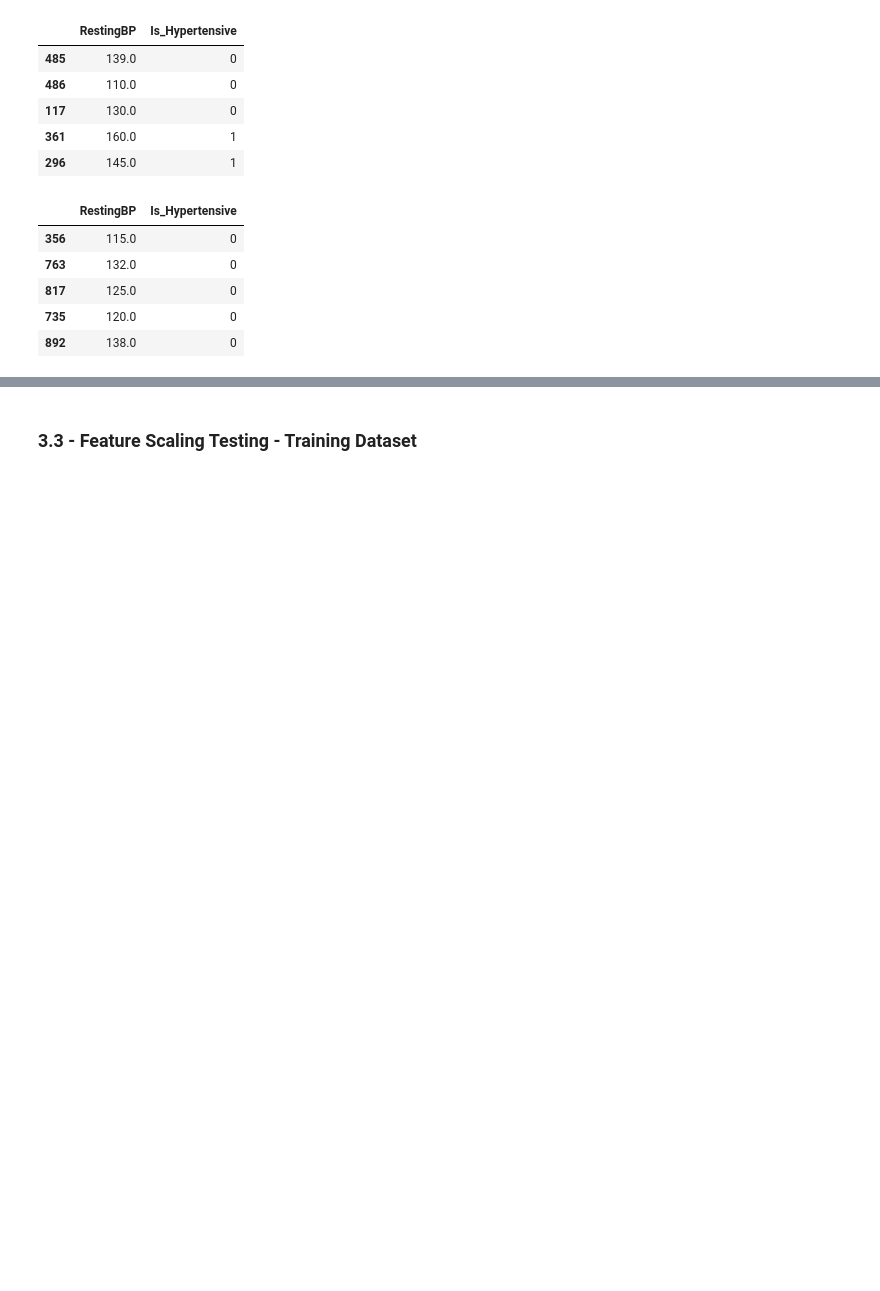
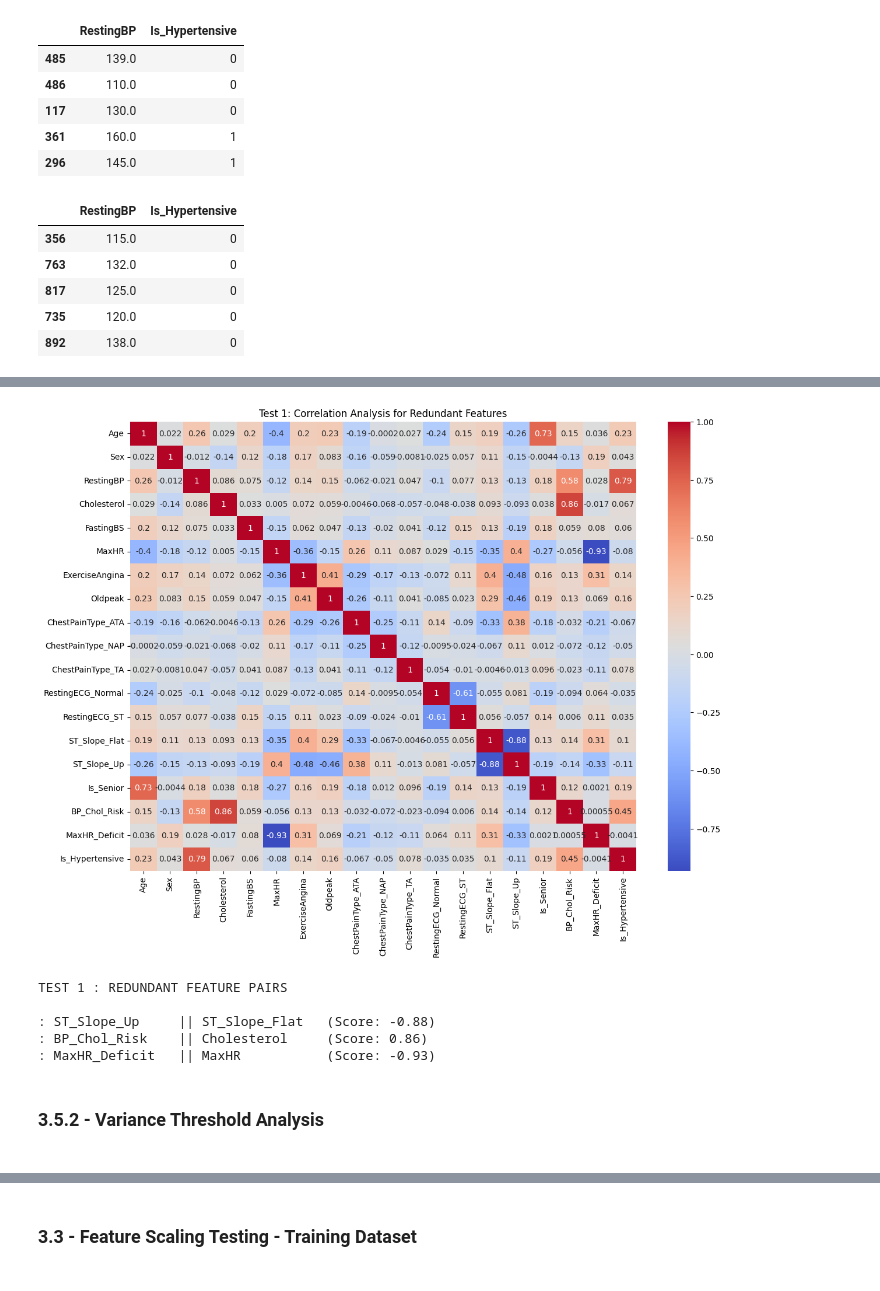
Before and after one commit to Tanish-30-08-2006/Heart-Disease-Prediction, a Jupyter notebook: notebooks/03_Preprocessing_and_Features.ipynb, the cells around one changed output, grey strips where cells are left out. Saved outputs shown, nothing was run; the diff lists cells and outputs as text; code cells hidden in the pictures; blank space fills up the shorter version.

Commit message:
feat: feature selection  - test 1 of pearson correlation executed with baseline of 0.85 for reviewing to drop column in future with correlation heat map plotted

```diff
--- a/notebooks/03_Preprocessing_and_Features.ipynb
+++ b/notebooks/03_Preprocessing_and_Features.ipynb
@@ -332,0 +368,36 @@ display(X_test[['RestingBP', 'Is_Hypertensive']].head())
+# %%
+corr_matrix = X_train.corr()
+
+plt.figure(figsize=(14, 10))
+sns.heatmap(corr_matrix, annot=True, cmap='coolwarm')
+plt.title("Test 1: Correlation Analysis for Redundant Features")
+plt.show()
+# %% [output]
+[figure, added]
+# %%
+print("\nTEST 1 : REDUNDANT FEATURE PAIRS \n")
+
+found_redundant_pair = False
+for i in range(len(corr_matrix.columns)) :
+    for j in range(i) :
+
+        if abs(corr_matrix.iloc[i,j])>0.85 :
+            colname1 = corr_matrix.columns[i]
+            colname2 = corr_matrix.columns[j]
+            score = corr_matrix.iloc[i, j]
+
+            print(f": {colname1 :<15} || {colname2 :<15} (Score: {score:.2f})")
+            found_pair = True
+
+if found_pair==False :
+    print("No redundant pairs found with Pearson Correlation >0.85 or <-0.85")
+# %% [output]
+TEST 1 : REDUNDANT FEATURE PAIRS
+
+: ST_Slope_Up     || ST_Slope_Flat   (Score: -0.88)
+: BP_Chol_Risk    || Cholesterol     (Score: 0.86)
+: MaxHR_Deficit   || MaxHR           (Score: -0.93)
+# %% [markdown]
+##
+### 3.5.2 - Variance Threshold Analysis
+##
```
Also changed, not shown: parts of 9 cells of this notebook.
